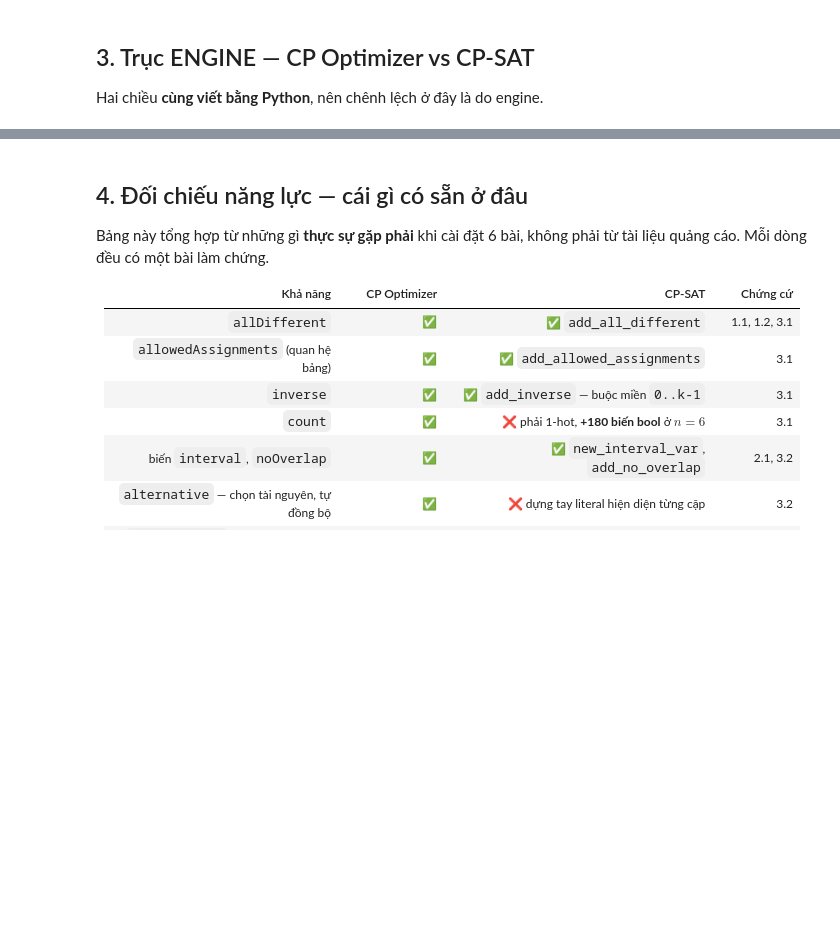
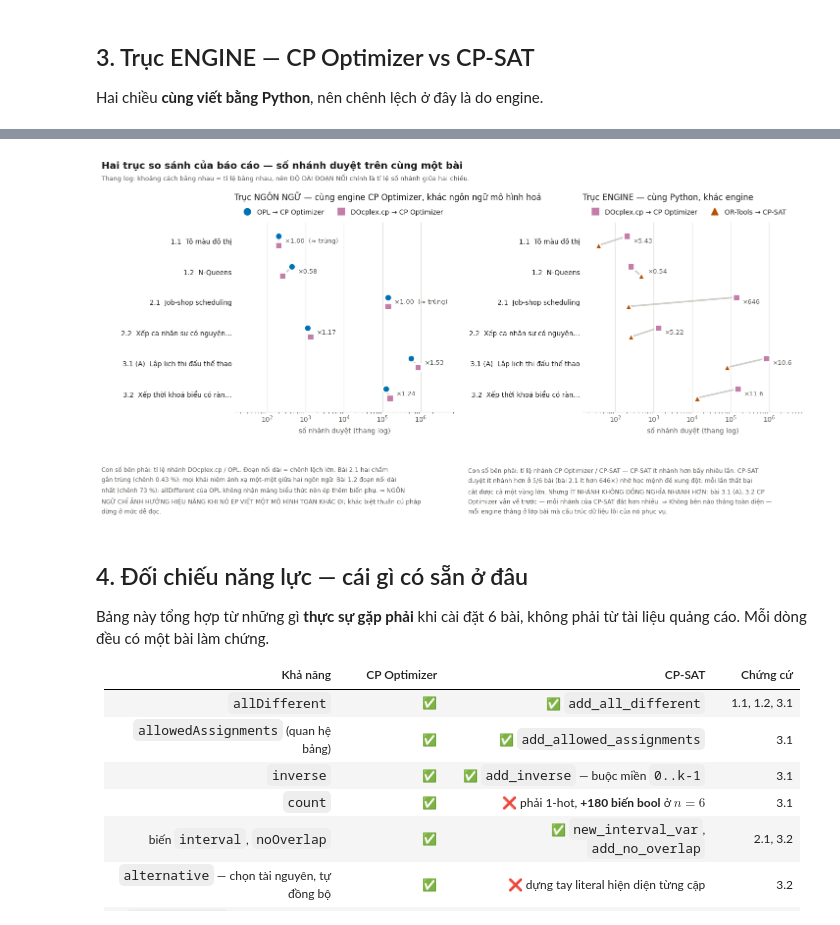
Before and after one commit to dtnntd/cp-opl-docplex-ortools, a Jupyter notebook: notebooks/99_comparison.ipynb, the cells around one changed output, grey strips where cells are left out. Drawn from its saved outputs; the diff is of its cells as text; code cells hidden in the pictures; blank space fills up the shorter version.

```diff
--- a/notebooks/99_comparison.ipynb
+++ b/notebooks/99_comparison.ipynb
@@ -117,3 +151,7 @@ Optimizer thắng**.
+# %%
+axis_charts(lang, eng)
+# %% [output]
+[figure, added]
 # %% [markdown]
 ## 4. Đối chiếu năng lực — cái gì có sẵn ở đâu
 
```
Also changed, not shown: parts of 15 cells of this notebook, 9 other files.
